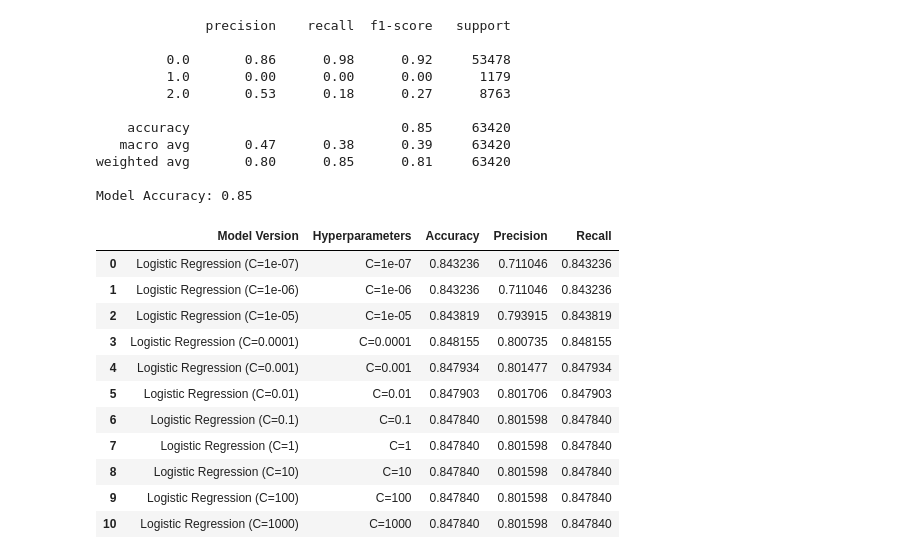
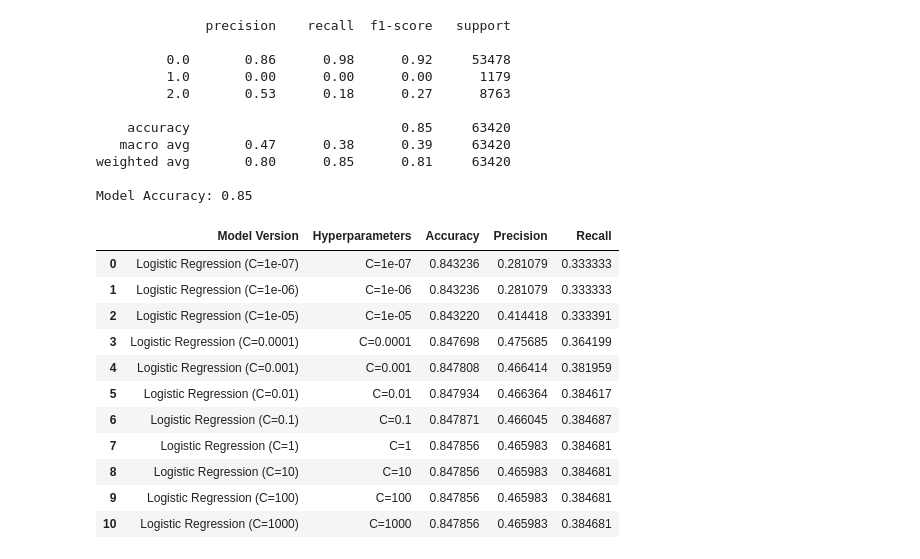
Before and after one commit to jrosa23/Diabetes-Predictor, a Jupyter notebook: David Work/data_model.ipynb, the cells around one changed output. Drawn from its saved outputs; the diff is of its cells as text; code cells hidden in the pictures.

Commit message:
editing model

```diff
--- a/David Work/data_model.ipynb
+++ b/David Work/data_model.ipynb
@@ -227,40 +227,40 @@ Model Accuracy: 0.85
 # %%
 hyperparameters = [0.0000001, 0.000001, 0.00001, 0.0001, 0.001, 0.01, 0.1, 1, 10, 100, 1000]
 
 Results = []
 
 for c_value in hyperparameters:
-    optimizing_model = LogisticRegression(C=c_value)
+    optimizing_model = LogisticRegression(C=c_value, multi_class='ovr')
     optimizing_model.fit(x_train_scaled,y_train)
 
     y_optimized_prediction = optimizing_model.predict(x_test_scaled)
     accuracy = accuracy_score(y_test, y_optimized_prediction)
-    precision = precision_score(y_test, y_optimized_prediction,average='weighted')
-    recall = recall_score(y_test, y_optimized_prediction,average='weighted')
+    precision = precision_score(y_test, y_optimized_prediction,average='macro')
+    recall = recall_score(y_test, y_optimized_prediction,average='macro')
 
     Results.append({
         'Model Version': f'Logistic Regression (C={c_value})',
         'Hyperparameters': f'C={c_value}',
         'Accuracy': accuracy,
         'Precision': precision,
         'Recall': recall
     })
 
 data_model_optimization_results = pd.DataFrame(Results)
 
 data_model_optimization_results
 # %% [output]
 |  | Model Version | Hyperparameters | Accuracy | Precision | Recall |
-| 0 | Logistic Regression (C=1e-07) | C=1e-07 | 0.843236 | 0.711046 | 0.843236 |
-| 1 | Logistic Regression (C=1e-06) | C=1e-06 | 0.843236 | 0.711046 | 0.843236 |
-| 2 | Logistic Regression (C=1e-05) | C=1e-05 | 0.843819 | 0.793915 | 0.843819 |
-| 3 | Logistic Regression (C=0.0001) | C=0.0001 | 0.848155 | 0.800735 | 0.848155 |
-| 4 | Logistic Regression (C=0.001) | C=0.001 | 0.847934 | 0.801477 | 0.847934 |
-| 5 | Logistic Regression (C=0.01) | C=0.01 | 0.847903 | 0.801706 | 0.847903 |
-| 6 | Logistic Regression (C=0.1) | C=0.1 | 0.847840 | 0.801598 | 0.847840 |
-| 7 | Logistic Regression (C=1) | C=1 | 0.847840 | 0.801598 | 0.847840 |
-| 8 | Logistic Regression (C=10) | C=10 | 0.847840 | 0.801598 | 0.847840 |
-| 9 | Logistic Regression (C=100) | C=100 | 0.847840 | 0.801598 | 0.847840 |
-| 10 | Logistic Regression (C=1000) | C=1000 | 0.847840 | 0.801598 | 0.847840 |
+| 0 | Logistic Regression (C=1e-07) | C=1e-07 | 0.843236 | 0.281079 | 0.333333 |
+| 1 | Logistic Regression (C=1e-06) | C=1e-06 | 0.843236 | 0.281079 | 0.333333 |
+| 2 | Logistic Regression (C=1e-05) | C=1e-05 | 0.843220 | 0.414418 | 0.333391 |
+| 3 | Logistic Regression (C=0.0001) | C=0.0001 | 0.847698 | 0.475685 | 0.364199 |
+| 4 | Logistic Regression (C=0.001) | C=0.001 | 0.847808 | 0.466414 | 0.381959 |
+| 5 | Logistic Regression (C=0.01) | C=0.01 | 0.847934 | 0.466364 | 0.384617 |
+| 6 | Logistic Regression (C=0.1) | C=0.1 | 0.847871 | 0.466045 | 0.384687 |
+| 7 | Logistic Regression (C=1) | C=1 | 0.847856 | 0.465983 | 0.384681 |
+| 8 | Logistic Regression (C=10) | C=10 | 0.847856 | 0.465983 | 0.384681 |
+| 9 | Logistic Regression (C=100) | C=100 | 0.847856 | 0.465983 | 0.384681 |
+| 10 | Logistic Regression (C=1000) | C=1000 | 0.847856 | 0.465983 | 0.384681 |
 # %%
 data_model_optimization_results.to_csv('../Resources/data_model_optimization_results.csv', index=False)
```
